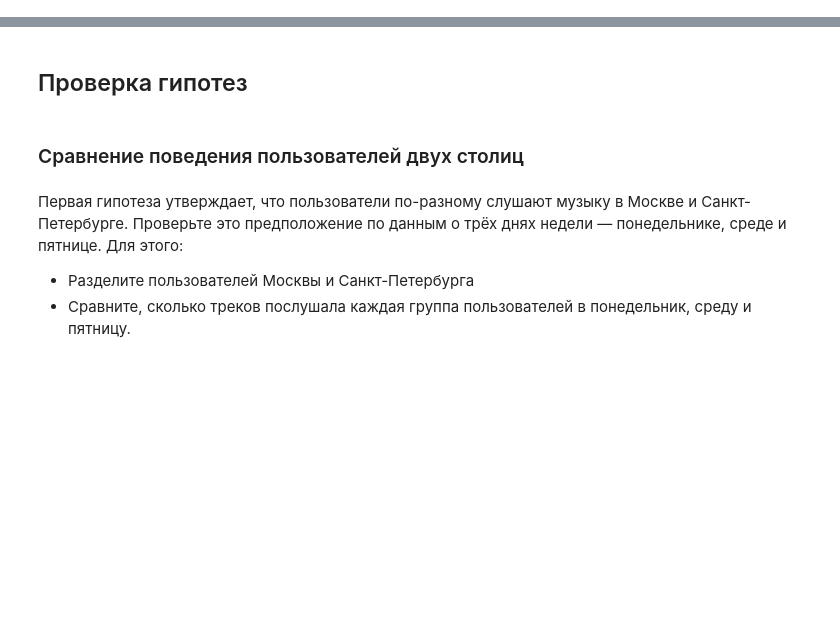
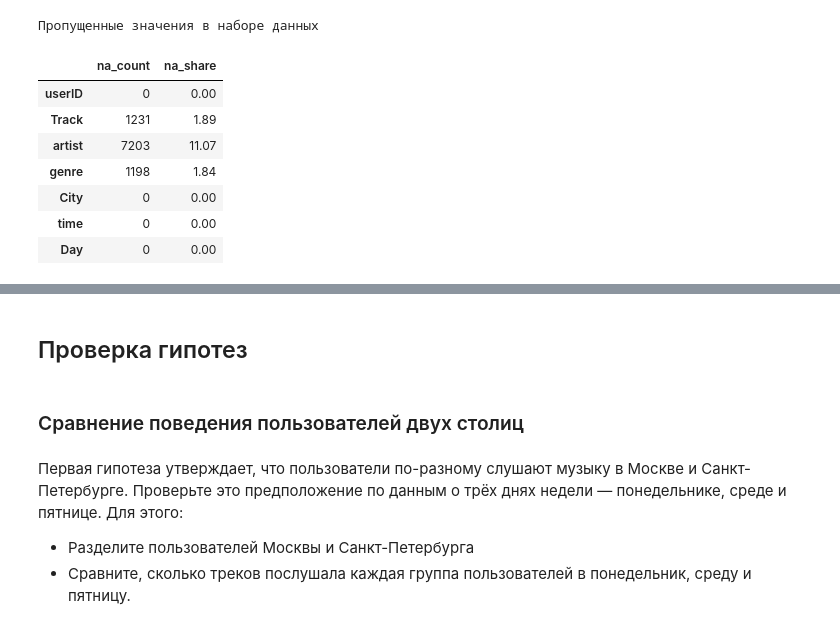
Before and after one commit to MrKostas/Yandex-Praktikum_Data-Analyst-projects, a Jupyter notebook: notebooks/DA_PetProject 1_The Music of big Cities.ipynb, the cells around one changed output, grey strips where cells are left out. Drawn from its saved outputs; the diff is of its cells as text; code cells hidden in the pictures; blank space fills up the shorter version.

Commit message:
DA_PetProject 1_Выполнен этап предобработки данных

```diff
--- a/notebooks/DA_PetProject 1_The Music of big Cities.ipynb
+++ b/notebooks/DA_PetProject 1_The Music of big Cities.ipynb
@@ -241,2 +0,0 @@ df.duplicated().sum()
-# %%
-df = df.drop_duplicates().reset_index(drop=True)
@@ -394,0 +59,9 @@ array(['acid', 'acoustic', 'action', 'adult', 'africa', 'afrikaans',
+# %%
+# инициализация переменных проекта
+
+DIR_PATH = os.getcwd()
+DATA_DIR = '../data/raw/'
+DATA_NAME = 'yandex_music_project.csv'
+
+# сборка пути к данным
+DATA_PATH = os.path.join(DIR_PATH, DATA_DIR, DATA_NAME)
@@ -394,0 +91,11 @@ array(['acid', 'acoustic', 'action', 'adult', 'africa', 'afrikaans',
+# %%
+# загрузка данных в рабочую среду
+data = pd.read_csv(DATA_PATH)
+# %%
+# инициализация пользовательской функции просмотра пропущенных значений
+def na_statistics(df : pd.DataFrame) -> None:
+    df_na = df.isna().sum().to_frame()
+    df_na.columns = ['na_count']
+    df_na['na_share'] = round(df_na['na_count'] / df.shape[0] * 100.0, 2)
+    print('Пропущенные значения в наборе данных')
+    display(df_na)
@@ -394,0 +123,13 @@ array(['acid', 'acoustic', 'action', 'adult', 'africa', 'afrikaans',
+# %%
+# вывод на экран общей статистики по пропущенным значениям
+na_statistics(data)
+# %% [output]
+Пропущенные значения в наборе данных
+|  | na_count | na_share |
+| userID | 0 | 0.00 |
+| Track | 1231 | 1.89 |
+| artist | 7203 | 11.07 |
+| genre | 1198 | 1.84 |
+| City | 0 | 0.00 |
+| time | 0 | 0.00 |
+| Day | 0 | 0.00 |
```
Also changed, not shown: parts of 103 cells of this notebook, 4 other files.
